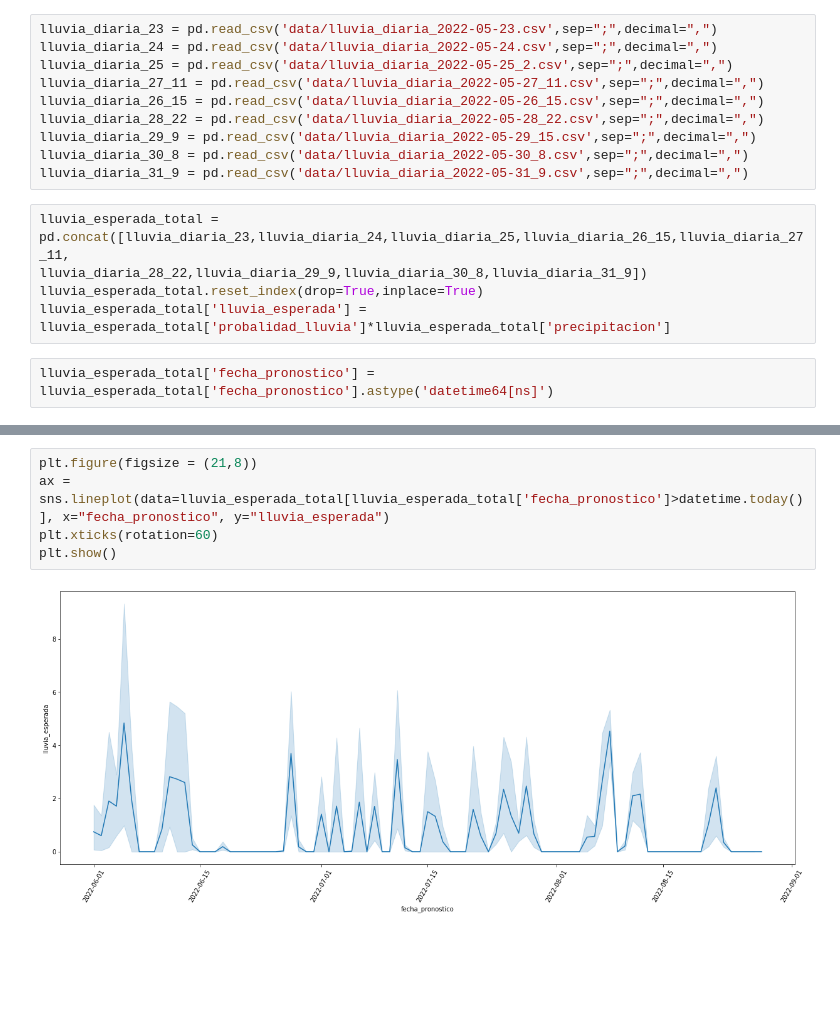
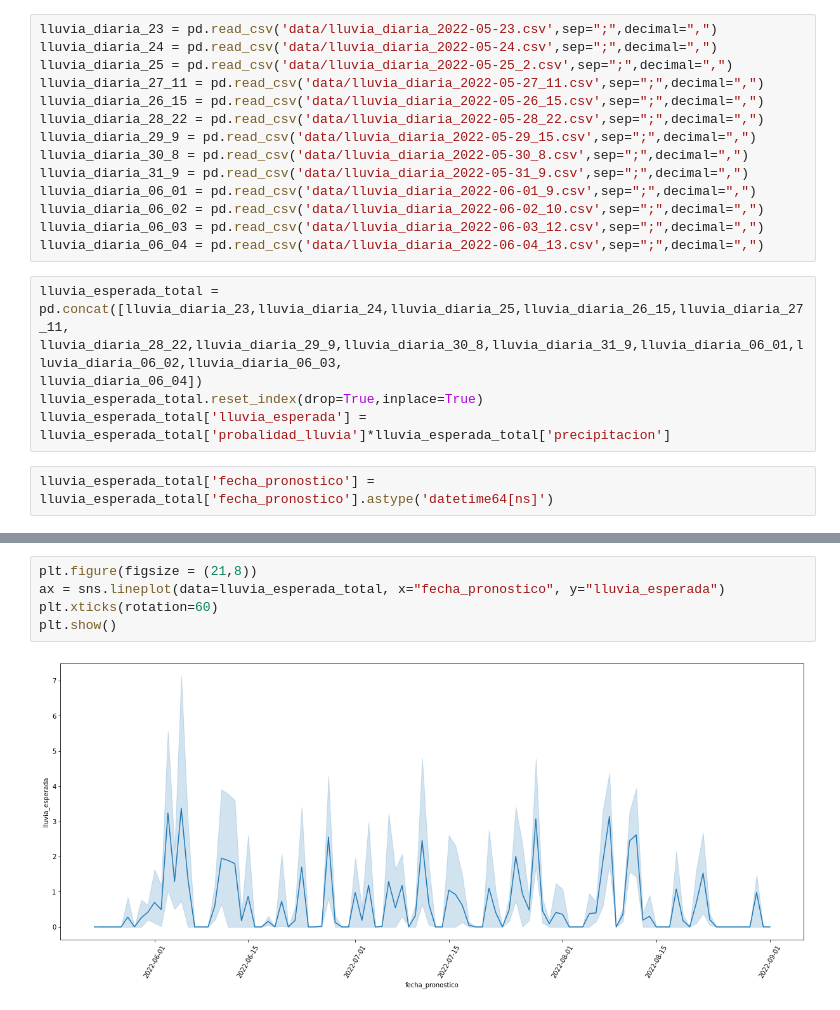
Before and after one commit to calvegh/lluvia, a Jupyter notebook: main.ipynb, the cells around one changed output, grey strips where cells are left out. Drawn from its saved outputs; the diff is of its cells as text; blank space fills up the shorter version.

```diff
--- a/main.ipynb
+++ b/main.ipynb
@@ -37,9 +37,14 @@ lluvia_diaria_28_22 = pd.read_csv('data/lluvia_diaria_2022-05-28_22.csv',sep=";"
 lluvia_diaria_29_9 = pd.read_csv('data/lluvia_diaria_2022-05-29_15.csv',sep=";",decimal=",")
 lluvia_diaria_30_8 = pd.read_csv('data/lluvia_diaria_2022-05-30_8.csv',sep=";",decimal=",")
 lluvia_diaria_31_9 = pd.read_csv('data/lluvia_diaria_2022-05-31_9.csv',sep=";",decimal=",")
+lluvia_diaria_06_01 = pd.read_csv('data/lluvia_diaria_2022-06-01_9.csv',sep=";",decimal=",")
+lluvia_diaria_06_02 = pd.read_csv('data/lluvia_diaria_2022-06-02_10.csv',sep=";",decimal=",")
+lluvia_diaria_06_03 = pd.read_csv('data/lluvia_diaria_2022-06-03_12.csv',sep=";",decimal=",")
+lluvia_diaria_06_04 = pd.read_csv('data/lluvia_diaria_2022-06-04_13.csv',sep=";",decimal=",")
 # %%
 lluvia_esperada_total = pd.concat([lluvia_diaria_23,lluvia_diaria_24,lluvia_diaria_25,lluvia_diaria_26_15,lluvia_diaria_27_11,
-lluvia_diaria_28_22,lluvia_diaria_29_9,lluvia_diaria_30_8,lluvia_diaria_31_9])
+lluvia_diaria_28_22,lluvia_diaria_29_9,lluvia_diaria_30_8,lluvia_diaria_31_9,lluvia_diaria_06_01,lluvia_diaria_06_02,lluvia_diaria_06_03,
+lluvia_diaria_06_04])
 lluvia_esperada_total.reset_index(drop=True,inplace=True)
 lluvia_esperada_total['lluvia_esperada'] = lluvia_esperada_total['probalidad_lluvia']*lluvia_esperada_total['precipitacion']
 # %%
@@ -68,7 +110,7 @@ plt.show()
 # %%
 plt.figure(figsize = (21,8))
-ax = sns.lineplot(data=lluvia_esperada_total[lluvia_esperada_total['fecha_pronostico']>datetime.today()], x="fecha_pronostico", y="lluvia_esperada")
+ax = sns.lineplot(data=lluvia_esperada_total, x="fecha_pronostico", y="lluvia_esperada")
 plt.xticks(rotation=60)
 plt.show()
 # %% [output]
-[figure, old version]
+[figure, new version]
```
Also changed, not shown: parts of 4 cells of this notebook, 5 other files.
